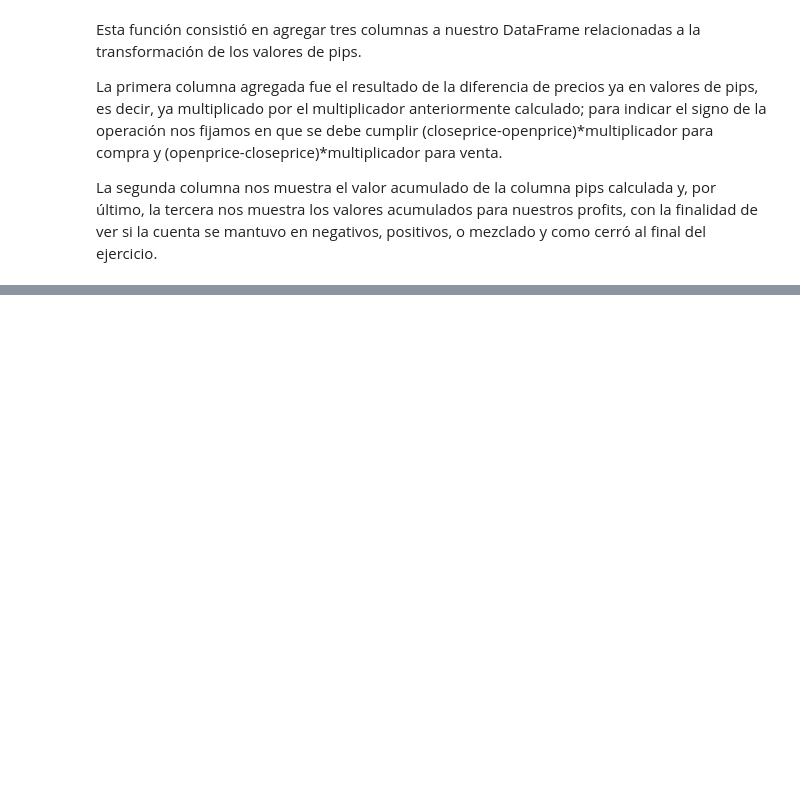
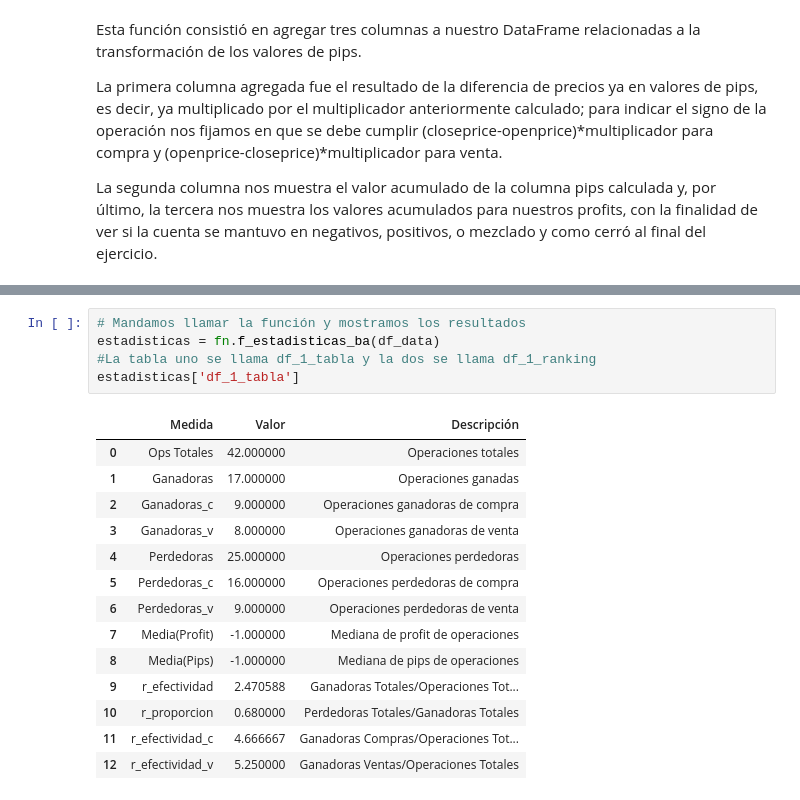
Before and after one commit to alecortees22/LAB_2_ACS, a Jupyter notebook: LAB_2_ACS.ipynb, the cells around one changed output, grey strips where cells are left out. Cells and saved outputs as stored; diff of their text form; blank space fills up the shorter version.

```diff
--- a/LAB_2_ACS.ipynb
+++ b/LAB_2_ACS.ipynb
@@ -97,0 +123,20 @@ df_data[]
+# %%
+# Mandamos llamar la función y mostramos los resultados
+estadisticas = fn.f_estadisticas_ba(df_data)
+#La tabla uno se llama df_1_tabla y la dos se llama df_1_ranking
+estadisticas['df_1_tabla']
+# %% [output]
+|  | Medida | Valor | Descripción |
+| 0 | Ops Totales | 42.000000 | Operaciones totales |
+| 1 | Ganadoras | 17.000000 | Operaciones ganadas |
+| 2 | Ganadoras_c | 9.000000 | Operaciones ganadoras de compra |
+| 3 | Ganadoras_v | 8.000000 | Operaciones ganadoras de venta |
+| 4 | Perdedoras | 25.000000 | Operaciones perdedoras |
+| 5 | Perdedoras_c | 16.000000 | Operaciones perdedoras de compra |
+| 6 | Perdedoras_v | 9.000000 | Operaciones perdedoras de venta |
+| 7 | Media(Profit) | -1.000000 | Mediana de profit de operaciones |
+| 8 | Media(Pips) | -1.000000 | Mediana de pips de operaciones |
+| 9 | r_efectividad | 2.470588 | Ganadoras Totales/Operaciones Tot... |
+| 10 | r_proporcion | 0.680000 | Perdedoras Totales/Ganadoras Totales |
+| 11 | r_efectividad_c | 4.666667 | Ganadoras Compras/Operaciones Tot... |
+| 12 | r_efectividad_v | 5.250000 | Ganadoras Ventas/Operaciones Totales |
```
Also changed, not shown: parts of 4 cells of this notebook.
